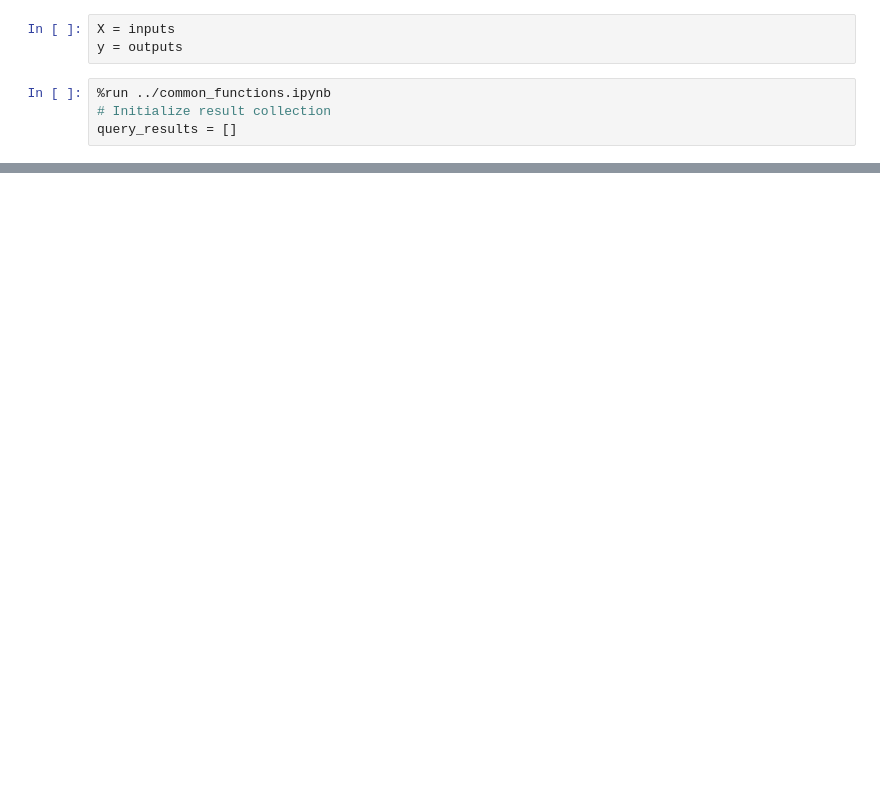
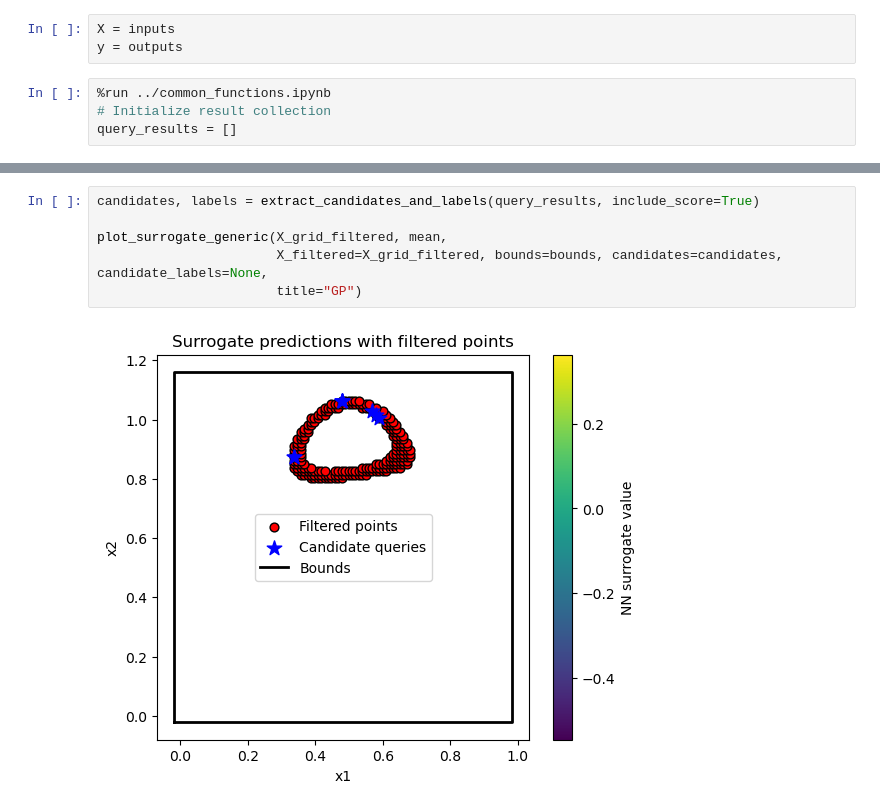
Before and after one commit to ajay-falcon-ai/Capstone-Black-Box-functions, a Jupyter notebook: function_1/function_1_2_gp.ipynb, the cells around one changed output, grey strips where cells are left out. Drawn from its saved outputs; the diff is of its cells as text; blank space fills up the shorter version.

```diff
--- a/function_1/function_1_2_gp.ipynb
+++ b/function_1/function_1_2_gp.ipynb
@@ -76,0 +155,8 @@ plot_output_points(df_sorted, scale_factor=20.0, yield_scale_factor=1.0)
+# %%
+candidates, labels = extract_candidates_and_labels(query_results, include_score=True)
+
+plot_surrogate_generic(X_grid_filtered, mean,
+                       X_filtered=X_grid_filtered, bounds=bounds, candidates=candidates, candidate_labels=None,
+                       title="GP")
+# %% [output]
+[figure, added]
```
Also changed, not shown: parts of 5 cells of this notebook, 19 other files.
